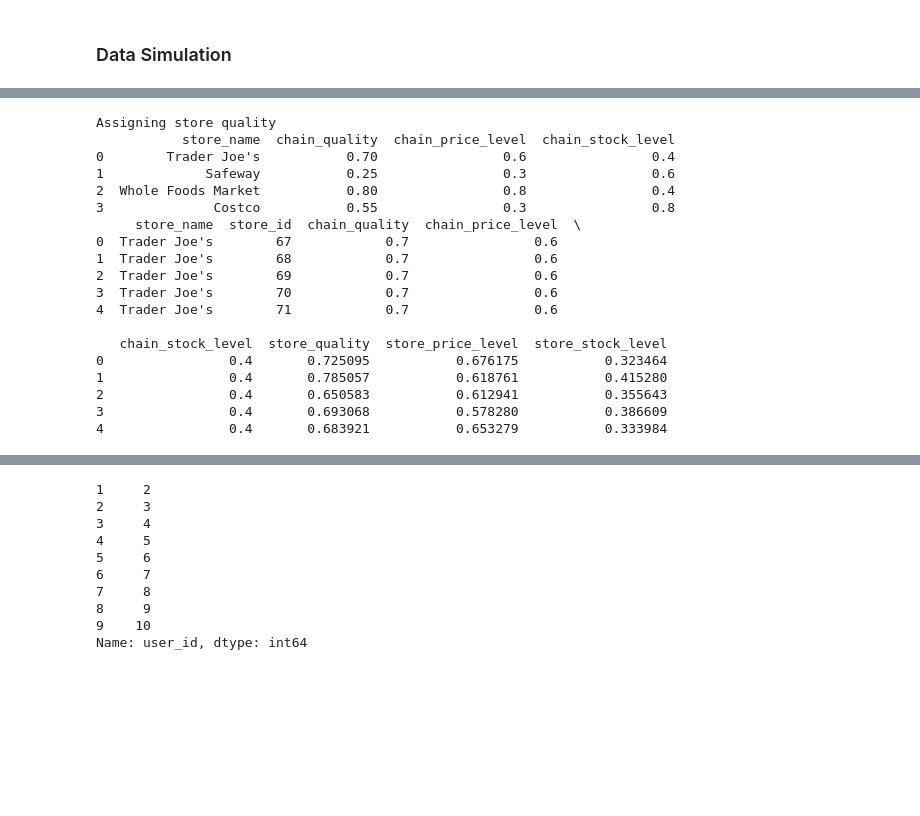
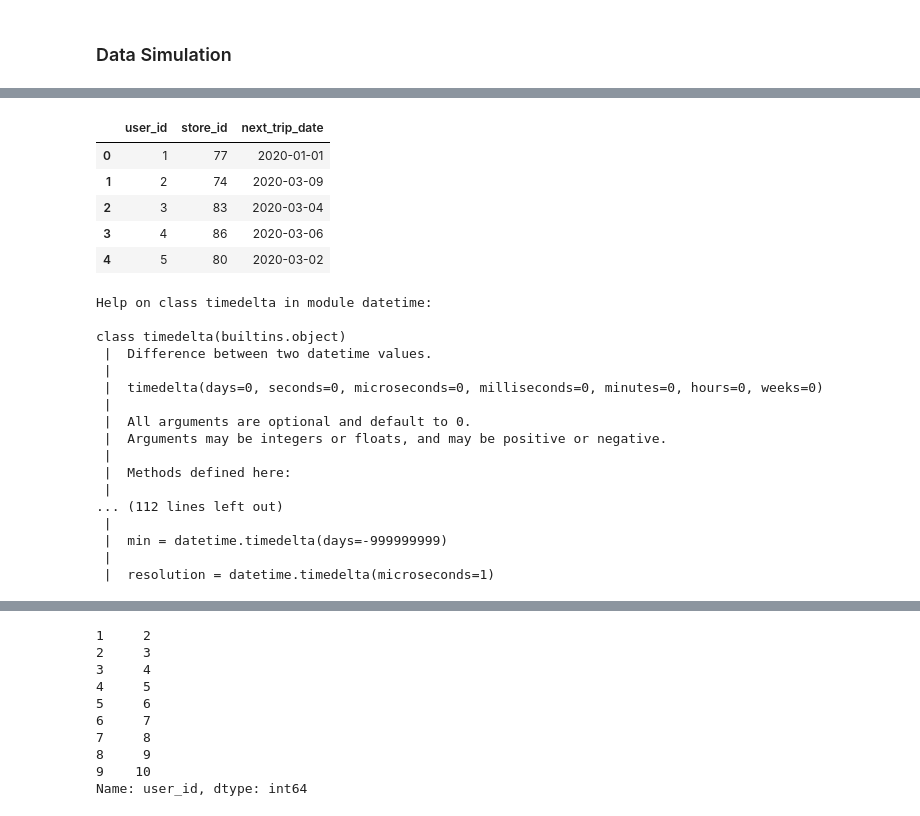
Before and after one commit to RDMoore95/CrowdSourceShopping, a Jupyter notebook: reco_engine/mysql_test.ipynb, the cells around one changed output, grey strips where cells are left out. Drawn from its saved outputs; the diff is of its cells as text; code cells hidden in the pictures; blank space fills up the shorter version.

```diff
--- a/reco_engine/mysql_test.ipynb
+++ b/reco_engine/mysql_test.ipynb
@@ -354,25 +258,3 @@ def assign_store_quality(db_connection):
     print(stores.head())
 
     return(stores)
-
-stores = assign_store_quality(db_connection)
-# %% [output]
-Assigning store quality
-           store_name  chain_quality  chain_price_level  chain_stock_level
-0        Trader Joe's           0.70                0.6                0.4
-1             Safeway           0.25                0.3                0.6
-2  Whole Foods Market           0.80                0.8                0.4
-3              Costco           0.55                0.3                0.8
-     store_name  store_id  chain_quality  chain_price_level  \
-0  Trader Joe's        67            0.7                0.6
-1  Trader Joe's        68            0.7                0.6
-2  Trader Joe's        69            0.7                0.6
-3  Trader Joe's        70            0.7                0.6
-4  Trader Joe's        71            0.7                0.6
-
-   chain_stock_level  store_quality  store_price_level  store_stock_level
-0                0.4       0.725095           0.676175           0.323464
-1                0.4       0.785057           0.618761           0.415280
-2                0.4       0.650583           0.612941           0.355643
-3                0.4       0.693068           0.578280           0.386609
-4                0.4       0.683921           0.653279           0.333984
@@ -428,0 +313,9 @@ stores = assign_store_quality(db_connection)
+# %%
+users.head()
+# %% [output]
+|  | user_id | store_id | next_trip_date |
+| 0 | 1 | 77 | 2020-01-01 |
+| 1 | 2 | 74 | 2020-03-09 |
+| 2 | 3 | 83 | 2020-03-04 |
+| 3 | 4 | 86 | 2020-03-06 |
+| 4 | 5 | 80 | 2020-03-02 |
@@ -429,3 +379,23 @@ stores = assign_store_quality(db_connection)
 # %%
 # Get store feedback categories
 store_feedback = pd.read_sql('SELECT * FROM Store_Feedback_Category', con=db_connection)
+# %%
+help(timedelta)
+# %% [output]
+Help on class timedelta in module datetime:
+
+class timedelta(builtins.object)
+ |  Difference between two datetime values.
+ |
+ |  timedelta(days=0, seconds=0, microseconds=0, milliseconds=0, minutes=0, hours=0, weeks=0)
+ |
+ |  All arguments are optional and default to 0.
+ |  Arguments may be integers or floats, and may be positive or negative.
+ |
+ |  Methods defined here:
+ |
+... (112 lines left out)
+ |
+ |  min = datetime.timedelta(days=-999999999)
+ |
+ |  resolution = datetime.timedelta(microseconds=1)
```
Also changed, not shown: parts of 28 cells of this notebook.
